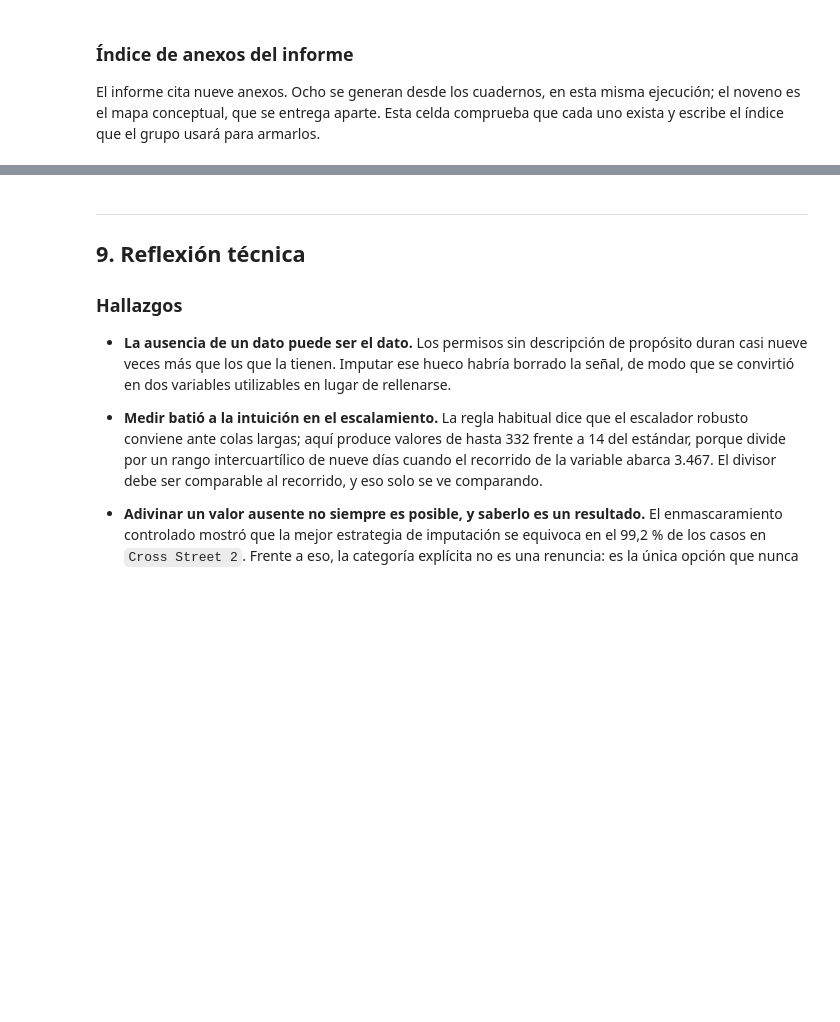
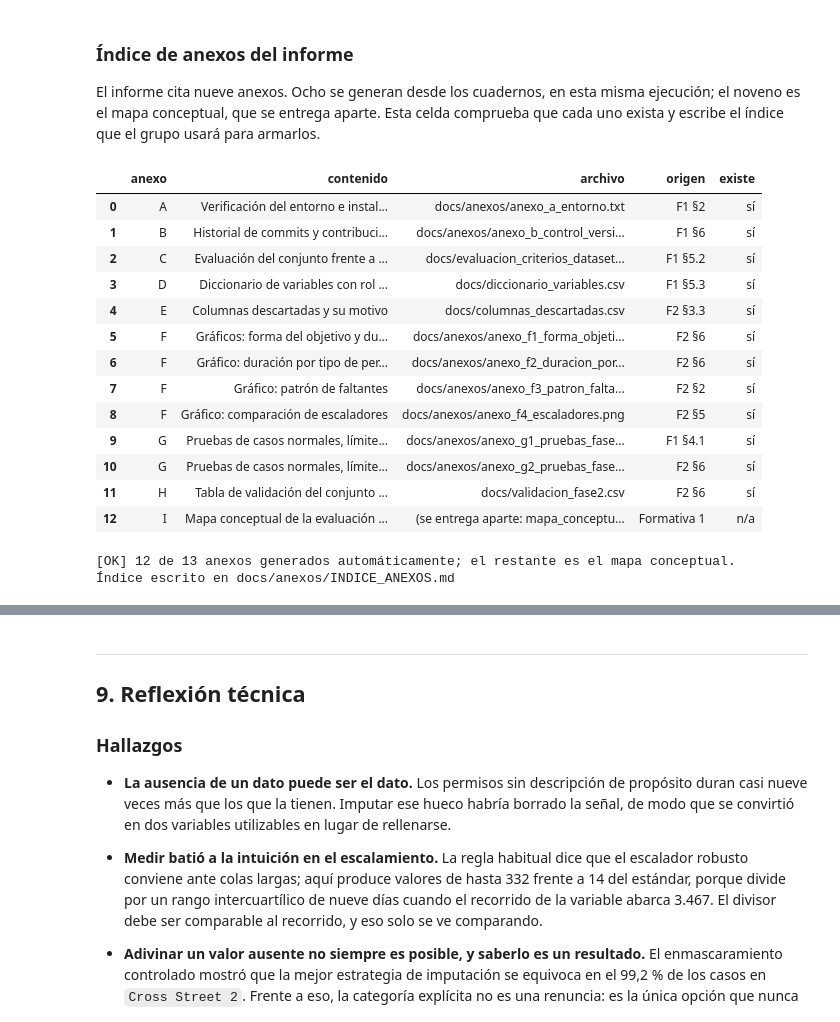
Before and after one commit to RJaramilloP/proyecto-grupo5-mcdi500, a Jupyter notebook: F2/F2_Prueba.ipynb, the cells around one changed output, grey strips where cells are left out. Drawn from its saved outputs; the diff is of its cells as text; code cells hidden in the pictures; blank space fills up the shorter version.

Commit message:
fix: Implementación de código final de F2 con generación de anexos y set de datos procesados

```diff
--- a/F2/F2_Prueba.ipynb
+++ b/F2/F2_Prueba.ipynb
@@ -1784,4 +1819,68 @@ El informe cita nueve anexos. Ocho se generan desde los cuadernos, en esta misma
 noveno es el mapa conceptual, que se entrega aparte. Esta celda comprueba que cada uno exista y
 escribe el índice que el grupo usará para armarlos.
 # %%
-#TODO: CREAR FUNCIONES DE REVISIÓN DE ANEXOS
+ANEXOS = [
+    ("A", "Verificación del entorno e instalación de dependencias",
+     "docs/anexos/anexo_a_entorno.txt", "F1 §2"),
+    ("B", "Historial de commits y contribuciones individuales",
+     "docs/anexos/anexo_b_control_versiones.txt", "F1 §6"),
+    ("C", "Evaluación del conjunto frente a los criterios del curso",
+     "docs/evaluacion_criterios_dataset.csv", "F1 §5.2"),
+    ("D", "Diccionario de variables con rol y uso",
+     "docs/diccionario_variables.csv", "F1 §5.3"),
+    ("E", "Columnas descartadas y su motivo",
+     "docs/columnas_descartadas.csv", "F2 §3.3"),
+    ("F", "Gráficos: forma del objetivo y duración por tipo",
+     "docs/anexos/anexo_f1_forma_objetivo.png", "F2 §6"),
+    ("F", "Gráfico: duración por tipo de permiso",
+     "docs/anexos/anexo_f2_duracion_por_tipo.png", "F2 §6"),
+    ("F", "Gráfico: patrón de faltantes",
+     "docs/anexos/anexo_f3_patron_faltantes.png", "F2 §2"),
+    ("F", "Gráfico: comparación de escaladores",
+     "docs/anexos/anexo_f4_escaladores.png", "F2 §5"),
+    ("G", "Pruebas de casos normales, límite y excepciones (Fase 1)",
+     "docs/anexos/anexo_g1_pruebas_fase1.txt", "F1 §4.1"),
+    ("G", "Pruebas de casos normales, límite y excepciones (Fase 2)",
+     "docs/anexos/anexo_g2_pruebas_fase2.txt", "F2 §6"),
+    ("H", "Tabla de validación del conjunto resultante",
+     "docs/validacion_fase2.csv", "F2 §6"),
+    ("I", "Mapa conceptual de la evaluación formativa",
+     "(se entrega aparte: mapa_conceptual_grupo5.pdf)", "Formativa 1"),
+]
+
+indice = pd.DataFrame(ANEXOS, columns=["anexo", "contenido", "archivo", "origen"])
+indice["existe"] = [
+    "sí" if (RAIZ / a).exists() else ("n/a" if a.startswith("(") else "FALTA")
+    for a in indice.archivo
+]
+display(indice)
+
+faltantes = indice.loc[indice.existe == "FALTA", "archivo"].tolist()
+assert not faltantes, f"Faltan anexos: {faltantes}"
+print(f"[OK] {int((indice.existe == 'sí').sum())} de {len(indice)} anexos generados "
+      f"automáticamente; el restante es el mapa conceptual.")
+
+lineas = ["# Índice de anexos — Sumativa 1 · Grupo 5", "",
+          "Generado automáticamente por el cuaderno de la Fase 2.", "",
+          "| Anexo | Contenido | Archivo | Origen |", "|---|---|---|---|"]
+lineas += [f"| {r.anexo} | {r.contenido} | `{r.archivo}` | {r.origen} |"
+           for r in indice.itertuples()]
+(DIR_ANEXOS / "INDICE_ANEXOS.md").write_text("\n".join(lineas) + "\n", encoding="utf-8")
+print("Índice escrito en", (DIR_ANEXOS / "INDICE_ANEXOS.md").relative_to(RAIZ).as_posix())
+# %% [output]
+|  | anexo | contenido | archivo | origen | existe |
+| 0 | A | Verificación del entorno e instal... | docs/anexos/anexo_a_entorno.txt | F1 §2 | sí |
+| 1 | B | Historial de commits y contribuci... | docs/anexos/anexo_b_control_versi... | F1 §6 | sí |
+| 2 | C | Evaluación del conjunto frente a ... | docs/evaluacion_criterios_dataset... | F1 §5.2 | sí |
+| 3 | D | Diccionario de variables con rol ... | docs/diccionario_variables.csv | F1 §5.3 | sí |
+| 4 | E | Columnas descartadas y su motivo | docs/columnas_descartadas.csv | F2 §3.3 | sí |
+| 5 | F | Gráficos: forma del objetivo y du... | docs/anexos/anexo_f1_forma_objeti... | F2 §6 | sí |
+| 6 | F | Gráfico: duración por tipo de per... | docs/anexos/anexo_f2_duracion_por... | F2 §6 | sí |
+| 7 | F | Gráfico: patrón de faltantes | docs/anexos/anexo_f3_patron_falta... | F2 §2 | sí |
+| 8 | F | Gráfico: comparación de escaladores | docs/anexos/anexo_f4_escaladores.png | F2 §5 | sí |
+| 9 | G | Pruebas de casos normales, límite... | docs/anexos/anexo_g1_pruebas_fase... | F1 §4.1 | sí |
+| 10 | G | Pruebas de casos normales, límite... | docs/anexos/anexo_g2_pruebas_fase... | F2 §6 | sí |
+| 11 | H | Tabla de validación del conjunto ... | docs/validacion_fase2.csv | F2 §6 | sí |
+| 12 | I | Mapa conceptual de la evaluación ... | (se entrega aparte: mapa_conceptu... | Formativa 1 | n/a |
+[OK] 12 de 13 anexos generados automáticamente; el restante es el mapa conceptual.
+Índice escrito en docs/anexos/INDICE_ANEXOS.md
```
Also changed, not shown: parts of 2 cells of this notebook, 11 other files.
